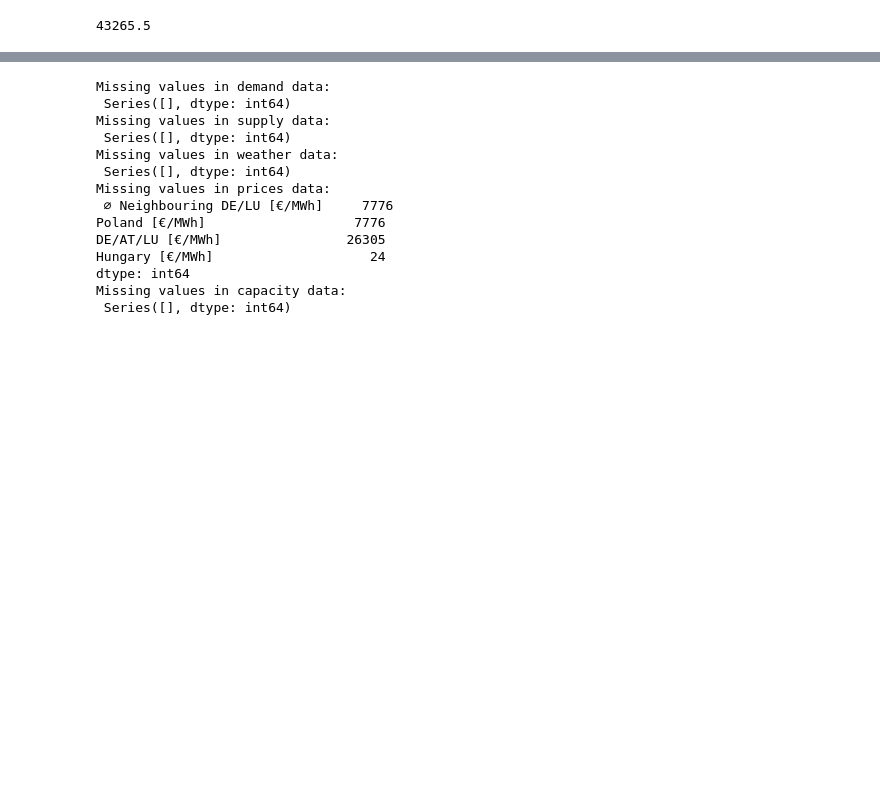
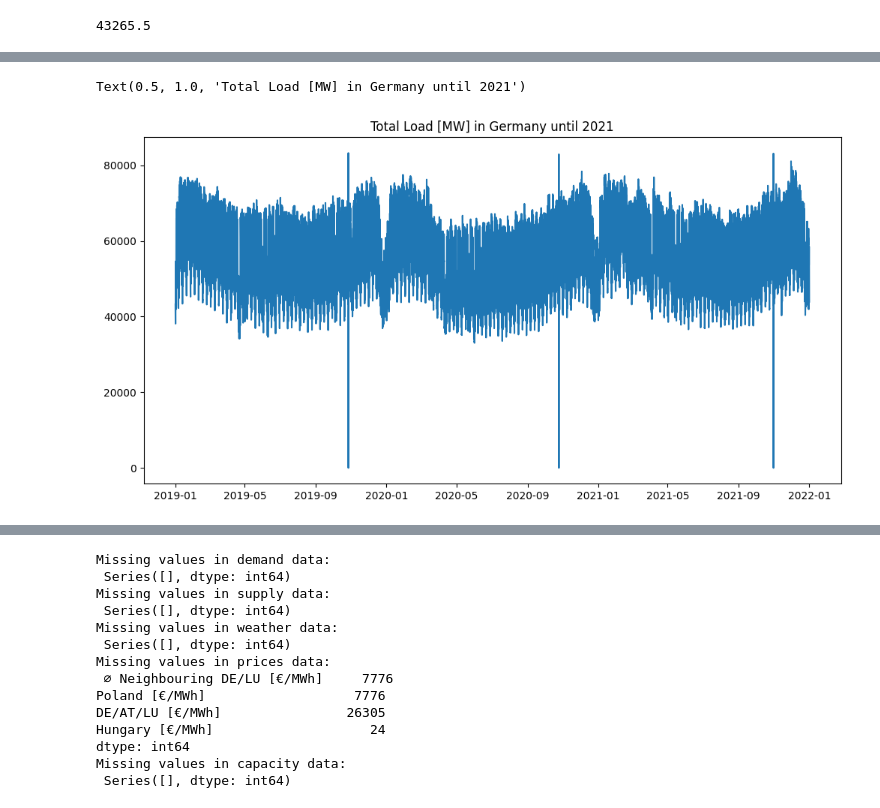
Before and after one commit to UBela/GRUeneEnergie, a Jupyter notebook: pre_processing_data.ipynb, the cells around one changed output, grey strips where cells are left out. Cells and saved outputs as stored; diff of their text form; code cells hidden in the pictures; blank space fills up the shorter version.

```diff
--- a/pre_processing_data.ipynb
+++ b/pre_processing_data.ipynb
@@ -394,0 +403,8 @@ print(len(supply_data_train_hourly.index))
+# %%
+#plot demand data trained hourly
+plt.figure(figsize=(12, 6))
+plt.plot(demand_data_train_hourly.index, demand_data_train_hourly['Total (Grid Load) [MWh]'])
+plt.title("Total Load [MW] in Germany until 2021")
+# %% [output]
+Text(0.5, 1.0, 'Total Load [MW] in Germany until 2021')
+[figure, added]
```
Also changed, not shown: parts of 50 cells of this notebook.
